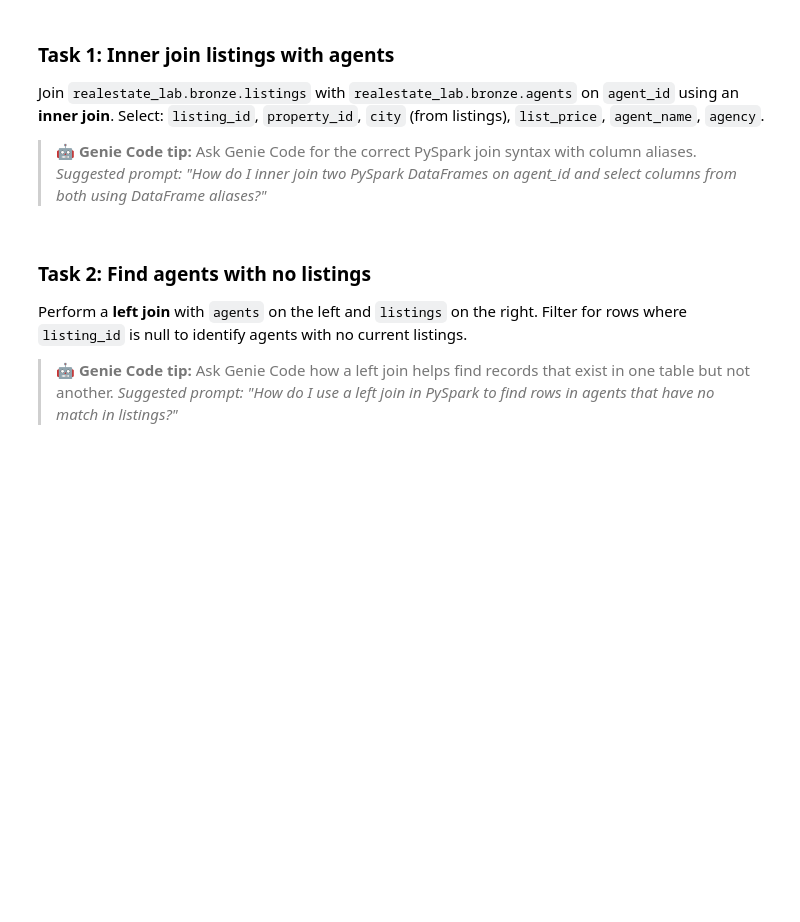
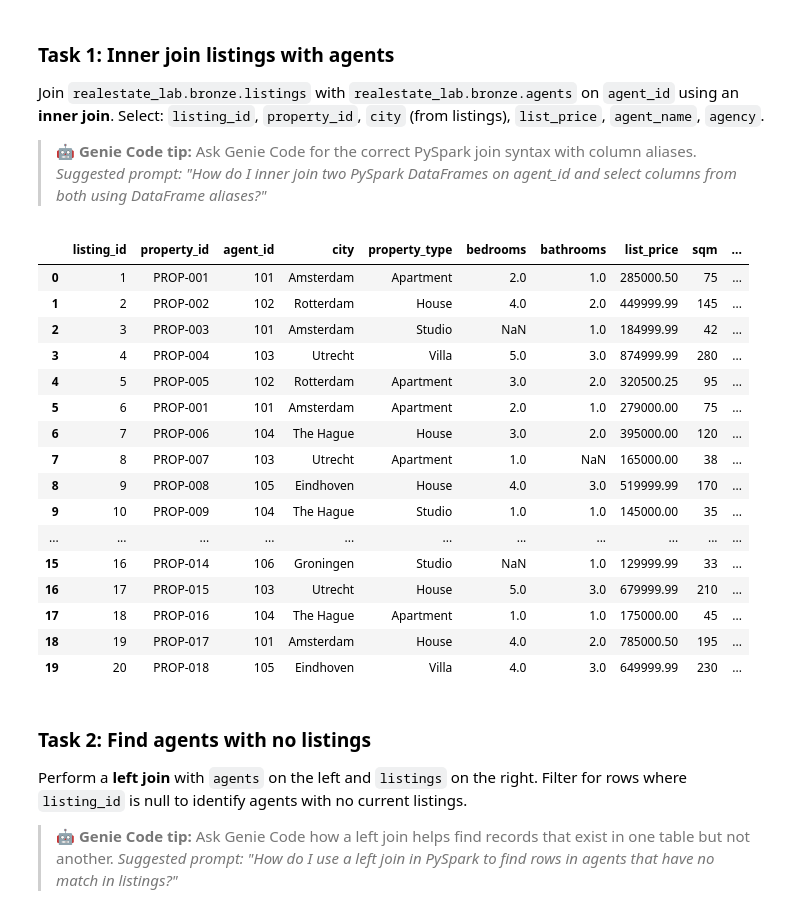
Before and after one commit to GeraldMonticelli/databricks-dp750, a Jupyter notebook: src/notebooks/08-cleanse-transform-load-data-into-unity-catalog.ipynb, the cells around one changed output. Drawn from its saved outputs; the diff is of its cells as text; code cells hidden in the pictures; blank space fills up the shorter version.

```diff
--- a/src/notebooks/08-cleanse-transform-load-data-into-unity-catalog.ipynb
+++ b/src/notebooks/08-cleanse-transform-load-data-into-unity-catalog.ipynb
@@ -455,8 +455,27 @@ Join `realestate_lab.bronze.listings` with `realestate_lab.bronze.agents` on `ag
 > 🤖 **Genie Code tip:** Ask Genie Code for the correct PySpark join syntax with column aliases.
 > *Suggested prompt: "How do I inner join two PySpark DataFrames on agent_id and select columns from both using DataFrame aliases?"*
 # %%
-# Task 1: Inner join listings with agents on agent_id
-# Select: listing_id, property_id, city (from listings), list_price, agent_name, agency
+%sql
+
+select * from realestate_lab.bronze.listings
+# %% [output]
+|  | listing_id | property_id | agent_id | city | property_type | bedrooms | bathrooms | list_price | sqm | ... |
+| 0 | 1 | PROP-001 | 101 | Amsterdam | Apartment | 2.0 | 1.0 | 285000.50 | 75 | ... |
+| 1 | 2 | PROP-002 | 102 | Rotterdam | House | 4.0 | 2.0 | 449999.99 | 145 | ... |
+| 2 | 3 | PROP-003 | 101 | Amsterdam | Studio | NaN | 1.0 | 184999.99 | 42 | ... |
+| 3 | 4 | PROP-004 | 103 | Utrecht | Villa | 5.0 | 3.0 | 874999.99 | 280 | ... |
+| 4 | 5 | PROP-005 | 102 | Rotterdam | Apartment | 3.0 | 2.0 | 320500.25 | 95 | ... |
+| 5 | 6 | PROP-001 | 101 | Amsterdam | Apartment | 2.0 | 1.0 | 279000.00 | 75 | ... |
+| 6 | 7 | PROP-006 | 104 | The Hague | House | 3.0 | 2.0 | 395000.00 | 120 | ... |
+| 7 | 8 | PROP-007 | 103 | Utrecht | Apartment | 1.0 | NaN | 165000.00 | 38 | ... |
+| 8 | 9 | PROP-008 | 105 | Eindhoven | House | 4.0 | 3.0 | 519999.99 | 170 | ... |
+| 9 | 10 | PROP-009 | 104 | The Hague | Studio | 1.0 | 1.0 | 145000.00 | 35 | ... |
+| ... | ... | ... | ... | ... | ... | ... | ... | ... | ... | ... |
+| 15 | 16 | PROP-014 | 106 | Groningen | Studio | NaN | 1.0 | 129999.99 | 33 | ... |
+| 16 | 17 | PROP-015 | 103 | Utrecht | House | 5.0 | 3.0 | 679999.99 | 210 | ... |
+| 17 | 18 | PROP-016 | 104 | The Hague | Apartment | 1.0 | 1.0 | 175000.00 | 45 | ... |
+| 18 | 19 | PROP-017 | 101 | Amsterdam | House | 4.0 | 2.0 | 785000.50 | 195 | ... |
+| 19 | 20 | PROP-018 | 105 | Eindhoven | Villa | 4.0 | 3.0 | 649999.99 | 230 | ... |
 # %% [markdown]
 ### Task 2: Find agents with no listings
 
```
